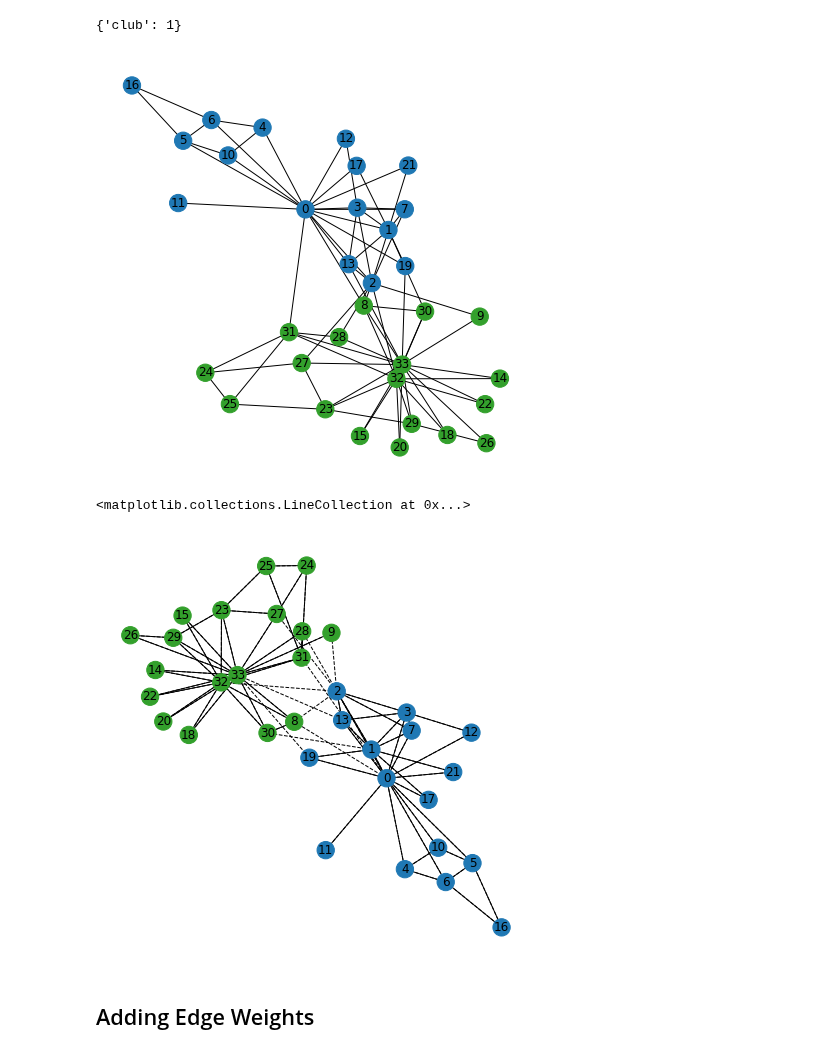
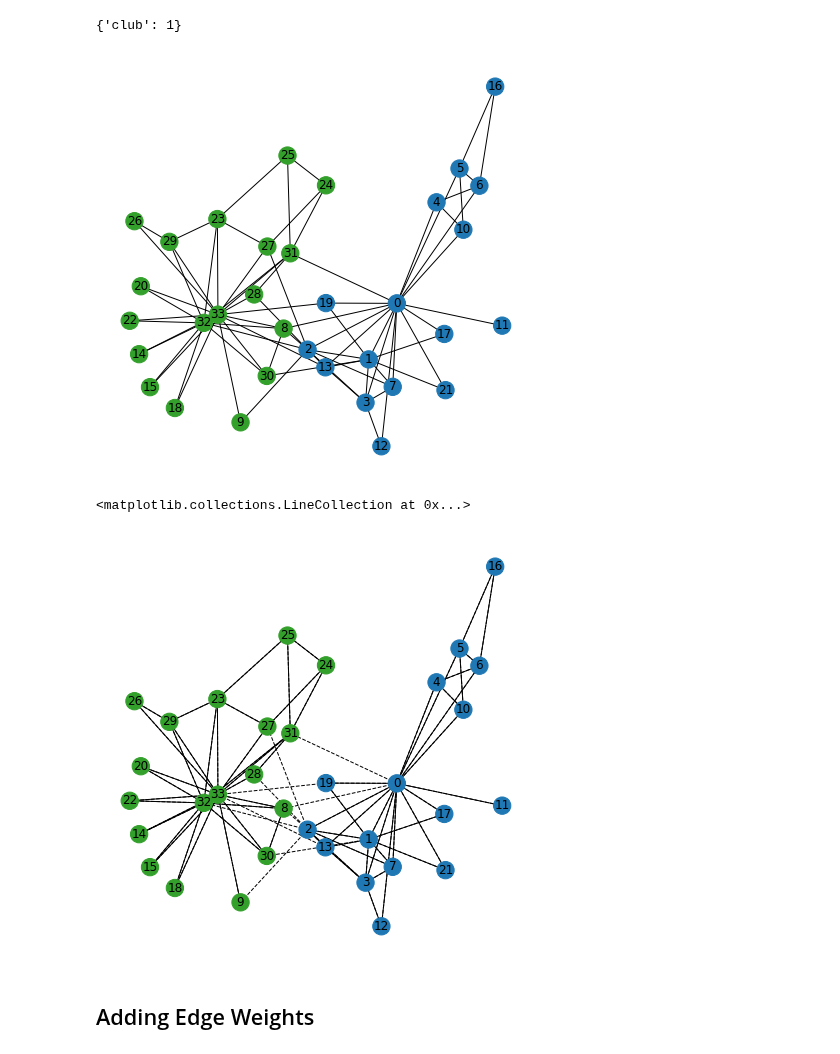
Before and after one commit to PacktPublishing/Network-Science-with-Python-and-NetworkX-Quick-Start-Guide, a Jupyter notebook: Chapter_02.ipynb, the cells around one changed output. Saved outputs shown, nothing was run; the diff lists cells and outputs as text; code cells hidden in the pictures.

```diff
--- a/Chapter_02.ipynb
+++ b/Chapter_02.ipynb
@@ -20,5 +23,6 @@ import networkx as nx
 ## The Graph Class: Working with undirected networks
 # %%
 G = nx.karate_club_graph()
-nx.draw_networkx(G)
+karate_pos = nx.spring_layout(G, k=0.3)
+nx.draw_networkx(G, karate_pos)
 # %% [output]
@@ -133,9 +137,9 @@ node_color = [
     '#1f78b4' if G.nodes[v]["club"] == 0
     else '#33a02c' for v in G]
 # %%
-nx.draw_networkx(G, label=True, node_color=node_color)
+nx.draw_networkx(G, karate_pos, label=True, node_color=node_color)
 # %% [output]
-[figure, old version]
+[figure, new version]
 # %%
 # Iterate through all edges
 for v, w in G.edges:
@@ -149,18 +153,16 @@ for v, w in G.edges:
 internal = [e for e in G.edges if G.edges[e]["internal"]]
 external = [e for e in G.edges if ~G.edges[e]["internal"]]
 # %%
-# Compute network layout
-pos = nx.spring_layout(G, k=0.3)
 # Draw nodes and node labels
-nx.draw_networkx_nodes(G, pos, node_color=node_color)
-nx.draw_networkx_labels(G, pos)
+nx.draw_networkx_nodes(G, karate_pos, node_color=node_color)
+nx.draw_networkx_labels(G, karate_pos)
 # Draw internal edges as solid lines
-nx.draw_networkx_edges(G, pos, edgelist=internal)
+nx.draw_networkx_edges(G, karate_pos, edgelist=internal)
 # Draw external edges as dashed lines
-nx.draw_networkx_edges(G, pos, edgelist=external, style="dashed")
+nx.draw_networkx_edges(G, karate_pos, edgelist=external, style="dashed")
 # %% [output]
 <matplotlib.collections.LineCollection at 0x...>
-[figure, old version]
+[figure, new version]
 # %% [markdown]
 ## Adding Edge Weights
 # %%
```
Also changed, not shown: parts of 8 cells of this notebook.
